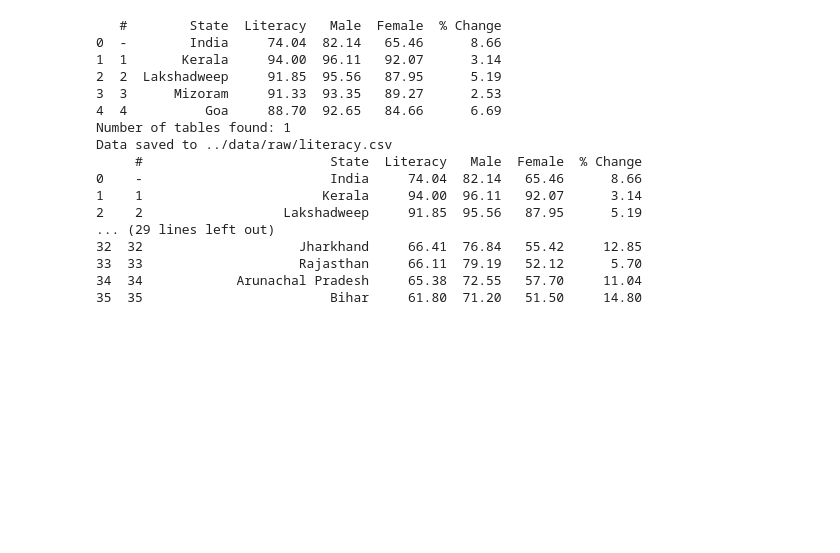
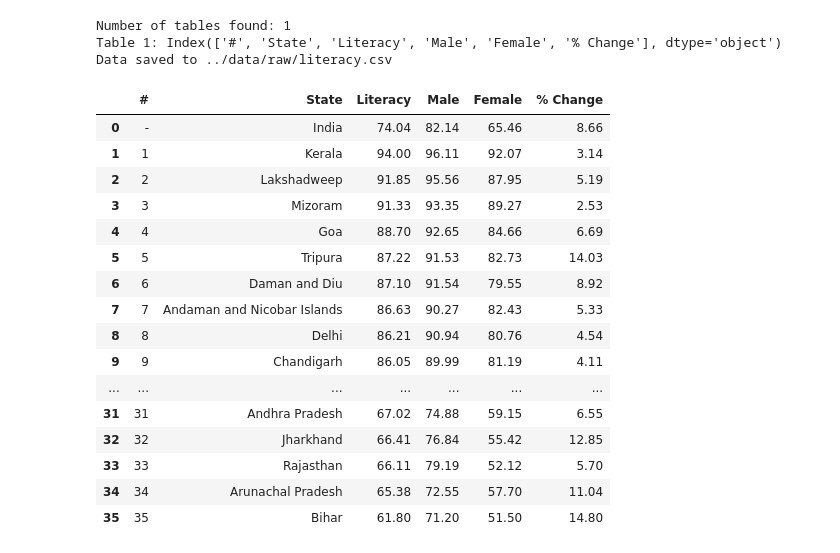
Before and after one commit to ujjwaltyagi2000/manthan, a Jupyter notebook: notebooks/1-data_fetch.ipynb, the cells around one changed output. Cells and saved outputs as stored; diff of their text form; code cells hidden in the pictures; blank space fills up the shorter version.

```diff
--- a/notebooks/1-data_fetch.ipynb
+++ b/notebooks/1-data_fetch.ipynb
@@ -167,24 +247,26 @@ print(religion_df)
 # %%
-url_literacy = "https://www.census2011.co.in/literacy.php"
+literacy_url = "https://www.census2011.co.in/literacy.php"
 literacy_csv = "../data/raw/literacy.csv"
-religion_df = scrape_census_data(url_literacy, literacy_csv)
-print(religion_df)
+scrape_dynamic_data(literacy_url, literacy_csv)
 # %% [output]
-   #        State  Literacy   Male  Female  % Change
-0  -        India     74.04  82.14   65.46      8.66
-1  1       Kerala     94.00  96.11   92.07      3.14
-2  2  Lakshadweep     91.85  95.56   87.95      5.19
-3  3      Mizoram     91.33  93.35   89.27      2.53
-4  4          Goa     88.70  92.65   84.66      6.69
 Number of tables found: 1
+Table 1: Index(['#', 'State', 'Literacy', 'Male', 'Female', '% Change'], dtype='object')
 Data saved to ../data/raw/literacy.csv
-     #                        State  Literacy   Male  Female  % Change
-0    -                        India     74.04  82.14   65.46      8.66
-1    1                       Kerala     94.00  96.11   92.07      3.14
-2    2                  Lakshadweep     91.85  95.56   87.95      5.19
-... (29 lines left out)
-32  32                    Jharkhand     66.41  76.84   55.42     12.85
-33  33                    Rajasthan     66.11  79.19   52.12      5.70
-34  34            Arunachal Pradesh     65.38  72.55   57.70     11.04
-35  35                        Bihar     61.80  71.20   51.50     14.80
+|  | # | State | Literacy | Male | Female | % Change |
+| 0 | - | India | 74.04 | 82.14 | 65.46 | 8.66 |
+| 1 | 1 | Kerala | 94.00 | 96.11 | 92.07 | 3.14 |
+| 2 | 2 | Lakshadweep | 91.85 | 95.56 | 87.95 | 5.19 |
+| 3 | 3 | Mizoram | 91.33 | 93.35 | 89.27 | 2.53 |
+| 4 | 4 | Goa | 88.70 | 92.65 | 84.66 | 6.69 |
+| 5 | 5 | Tripura | 87.22 | 91.53 | 82.73 | 14.03 |
+| 6 | 6 | Daman and Diu | 87.10 | 91.54 | 79.55 | 8.92 |
+| 7 | 7 | Andaman and Nicobar Islands | 86.63 | 90.27 | 82.43 | 5.33 |
+| 8 | 8 | Delhi | 86.21 | 90.94 | 80.76 | 4.54 |
+| 9 | 9 | Chandigarh | 86.05 | 89.99 | 81.19 | 4.11 |
+| ... | ... | ... | ... | ... | ... | ... |
+| 31 | 31 | Andhra Pradesh | 67.02 | 74.88 | 59.15 | 6.55 |
+| 32 | 32 | Jharkhand | 66.41 | 76.84 | 55.42 | 12.85 |
+| 33 | 33 | Rajasthan | 66.11 | 79.19 | 52.12 | 5.70 |
+| 34 | 34 | Arunachal Pradesh | 65.38 | 72.55 | 57.70 | 11.04 |
+| 35 | 35 | Bihar | 61.80 | 71.20 | 51.50 | 14.80 |
 # %%
```
Also changed, not shown: parts of 16 cells of this notebook, 3 other files.
